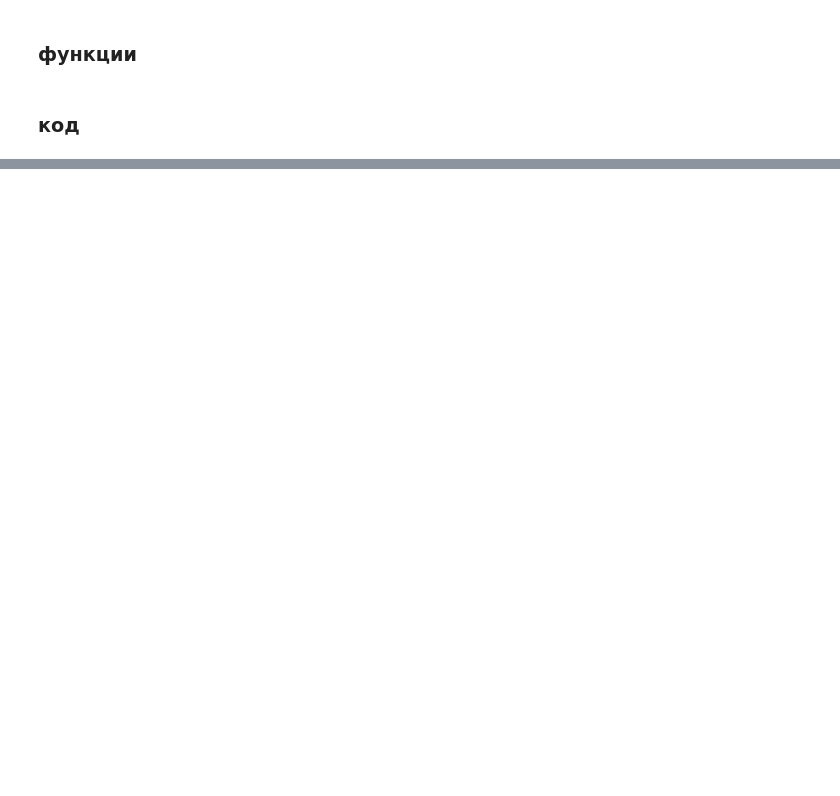
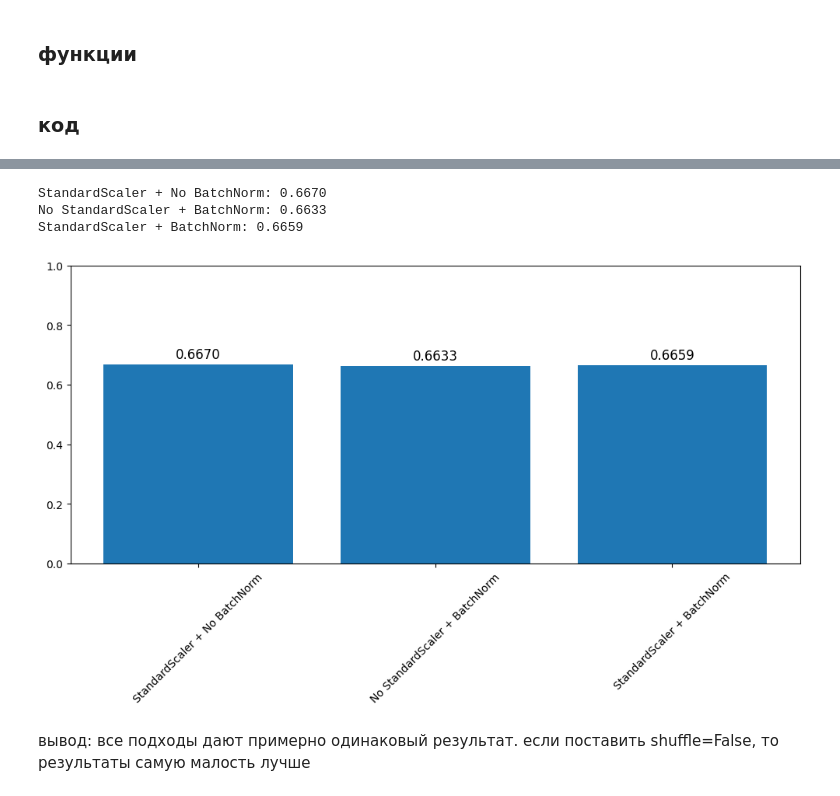
Before and after one commit to poslam/sem6-ds, a Jupyter notebook: ns/labs/3/3.ipynb, the cells around one changed output, grey strips where cells are left out. Drawn from its saved outputs; the diff is of its cells as text; code cells hidden in the pictures; blank space fills up the shorter version.

```diff
--- a/ns/labs/3/3.ipynb
+++ b/ns/labs/3/3.ipynb
@@ -242,7 +259,7 @@ def train_model(
     hidden_size=128,
     batch_size=32,
     lr=0.001,
-    epochs=30,
+    epochs=10,
 ):
 
     if use_scaler:
@@ -513,0 +499,21 @@ else:
+# %%
+for config, acc in results.items():
+    print(f"{config}: {acc:.4f}")
+
+plt.figure(figsize=(10, 6))
+plt.bar(results.keys(), results.values())
+plt.ylim(0, 1)
+plt.xticks(rotation=45)
+plt.tight_layout()
+
+for i, (config, acc) in enumerate(results.items()):
+    plt.text(i, acc + 0.01, f"{acc:.4f}", ha="center", va="bottom", fontsize=12)
+
+plt.show()
+# %% [output]
+StandardScaler + No BatchNorm: 0.6670
+No StandardScaler + BatchNorm: 0.6633
+StandardScaler + BatchNorm: 0.6659
+[figure, added]
+# %% [markdown]
+вывод: все подходы дают примерно одинаковый результат. если поставить shuffle=False, то результаты самую малость лучше
```
Also changed, not shown: parts of 7 cells of this notebook.
